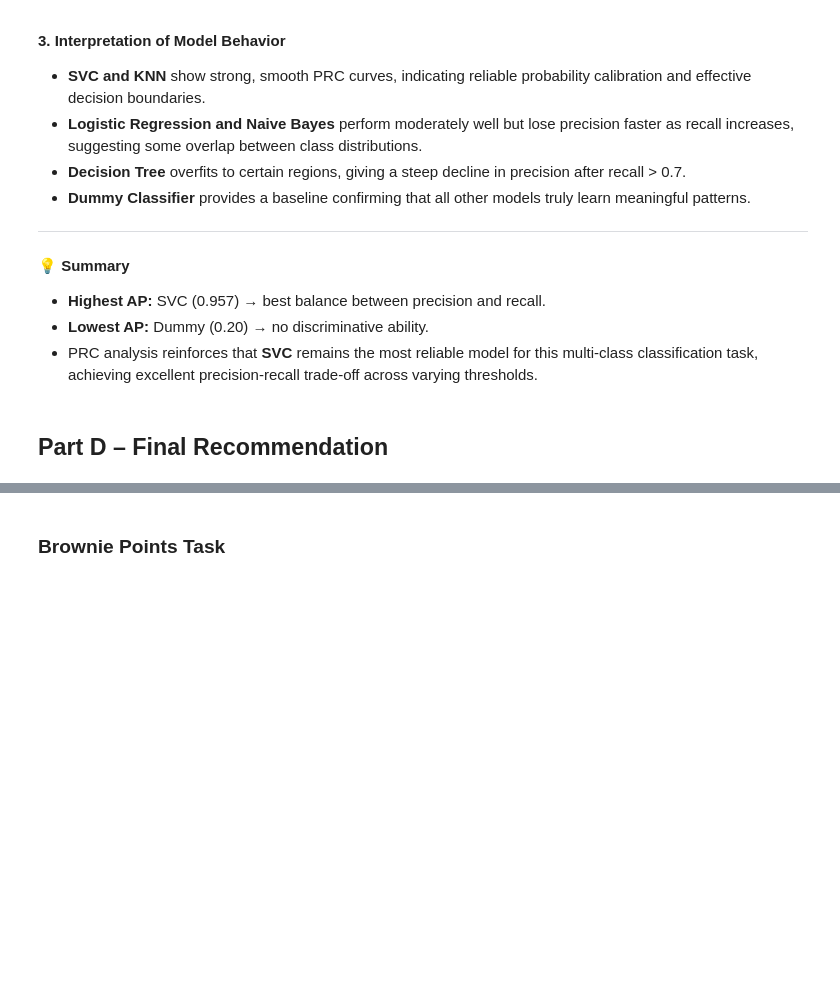
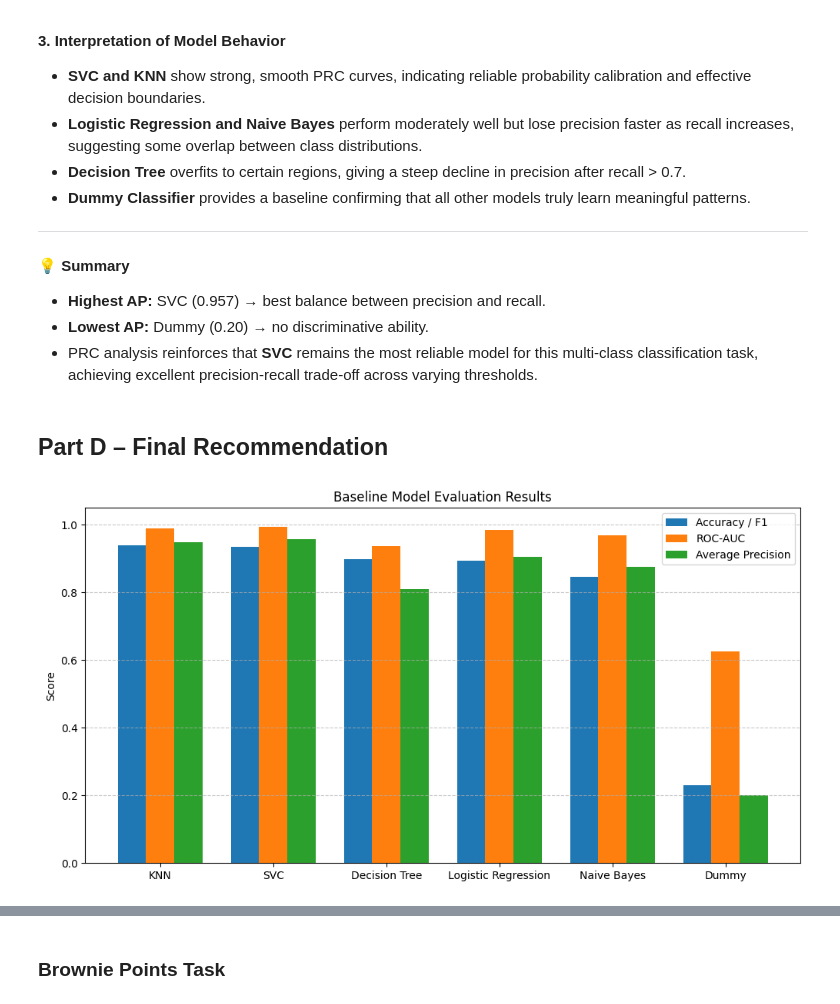
Before and after one commit to Mohmad-Yaqoob/Multi-Class-Model-Selection-using-ROC-and-Precision-Recall-Curves, a Jupyter notebook: Assignment7.ipynb, the cells around one changed output, grey strips where cells are left out. Drawn from its saved outputs; the diff is of its cells as text; code cells hidden in the pictures; blank space fills up the shorter version.

```diff
--- a/Assignment7.ipynb
+++ b/Assignment7.ipynb
@@ -445,6 +497,41 @@ display(prc_df)
 - PRC analysis reinforces that **SVC** remains the most reliable model for this multi-class classification task, achieving excellent precision-recall trade-off across varying thresholds.
 # %% [markdown]
 ## Part D – Final Recommendation
+# %%
+import matplotlib.pyplot as plt
+import numpy as np
+
+# Models
+models1 = ['KNN', 'SVC', 'Decision Tree', 'Logistic Regression', 'Naive Bayes', 'Dummy']
+
+# Accuracy / Weighted F1 (we can average them for a single bar)
+accuracy = [0.939824, 0.935767, 0.897904, 0.895876, 0.844490, 0.311021]
+weighted_f1 = [0.939143, 0.934548, 0.897387, 0.891589, 0.847609, 0.147571]
+acc_f1_avg = [(a + f)/2 for a, f in zip(accuracy, weighted_f1)]
+
+# Macro-AUC
+roc_auc = [0.9885, 0.9943, 0.9362, 0.9841, 0.9691, 0.6253]
+
+# Average Precision
+avg_precision = [0.948039, 0.957060, 0.810559, 0.904078, 0.876379, 0.200000]
+
+x = np.arange(len(models1))
+width = 0.25
+
+plt.figure(figsize=(12,6))
+plt.bar(x - width, acc_f1_avg, width, label='Accuracy / F1')
+plt.bar(x, roc_auc, width, label='ROC-AUC')
+plt.bar(x + width, avg_precision, width, label='Average Precision')
+
+plt.xticks(x, models1)
+plt.ylabel('Score')
+plt.title('Baseline Model Evaluation Results')
+plt.ylim(0, 1.05)
+plt.legend()
+plt.grid(axis='y', linestyle='--', alpha=0.7)
+plt.show()
+# %% [output]
+[figure, added]
 # %% [markdown]
 ###  1. Synthesis of Model Rankings
 
```
Also changed, not shown: parts of 11 cells of this notebook.
